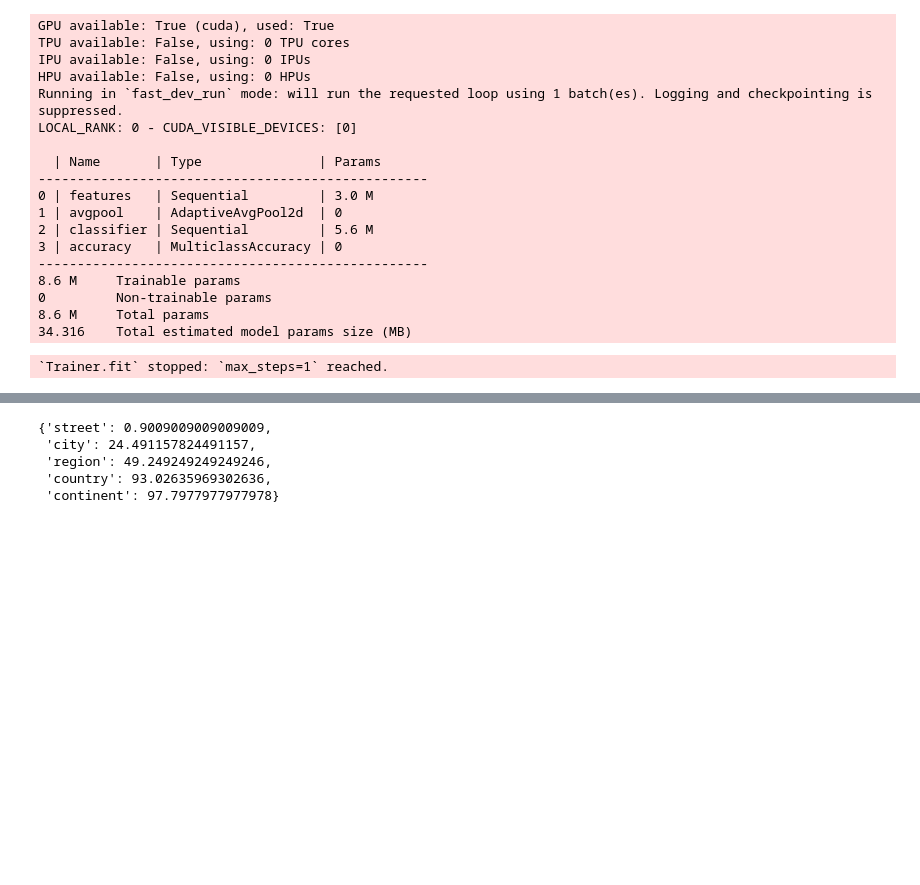
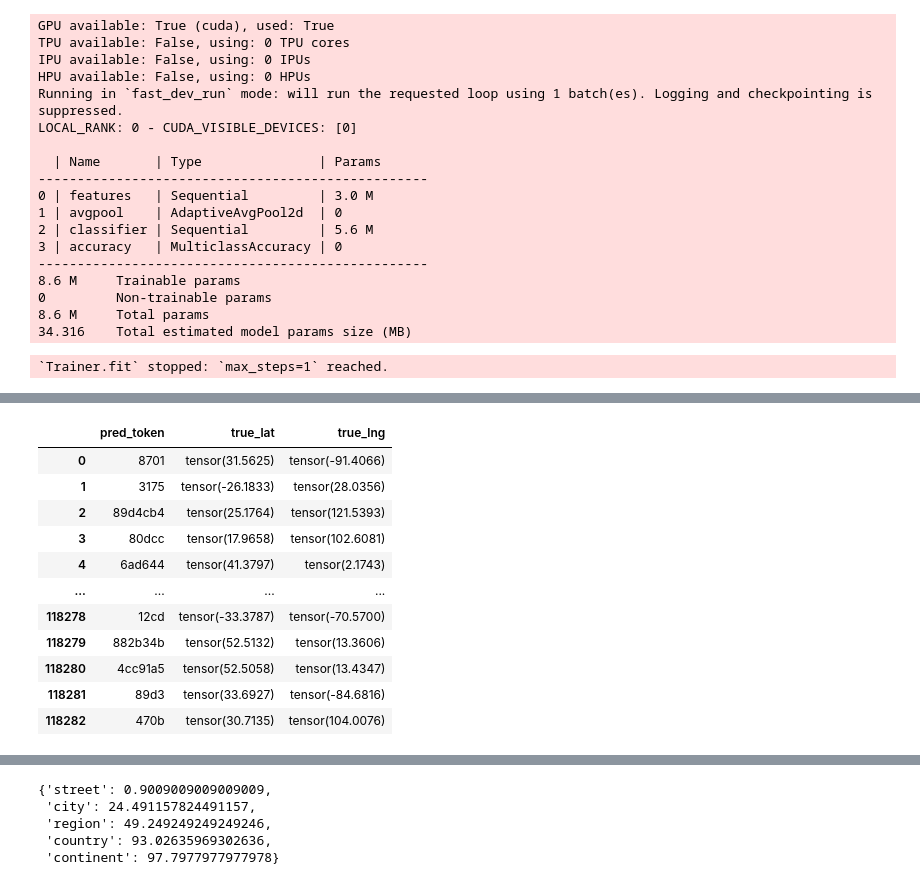
Before and after one commit to fyhuang/img2loc, a Jupyter notebook: s2cell_predict.ipynb, the cells around one changed output, grey strips where cells are left out. Cells and saved outputs as stored; diff of their text form; code cells hidden in the pictures; blank space fills up the shorter version.

```diff
--- a/s2cell_predict.ipynb
+++ b/s2cell_predict.ipynb
@@ -3,18 +3,23 @@
 %autoreload 2
 
 TORCH_ACCELERATOR = "cpu"
+
 import os
 if TORCH_ACCELERATOR == "cpu":
     os.environ["CUDA_VISIBLE_DEVICES"] = ""
 
 import math
 import multiprocessing
+import heapq
+import dataclasses
+import itertools
+import collections
 
 import torchvision.models as models
 import torch
 import torch.nn as nn
 import torch.optim as optim
-import torchvision.transforms as T
+import torchvision.transforms.v2 as T
 import numpy as np
 import pandas
 import matplotlib.pyplot as plt
@@ -28,6 +33,11 @@ import s2sphere
 import tqdm
 
 import label_mapping
+from datasets import Im2gps2007, Im2gpsTest
+
+LOAD_CHECKPOINT_MAP_LOCATION = {}
+if TORCH_ACCELERATOR == "cpu":
+    LOAD_CHECKPOINT_MAP_LOCATION = {"map_location": torch.device("cpu")}
 
 torch.cuda.is_available()
 # %% [output]
@@ -332,0 +120,66 @@ results
+# %%
+# Run inference on test set. Measure accuracy using PlaNet criteria
+def radians_s2cell_latlng(s2cell, lat, lng):
+    pred_center = s2sphere.Cell(s2sphere.CellId.from_token(s2cell)).get_center()
+    pred_latlng = s2sphere.LatLng.from_point(pred_center)
+    true_latlng = s2sphere.LatLng.from_degrees(lat, lng)
+    angle = true_latlng.get_distance(pred_latlng)
+    return angle.radians
+
+@dataclasses.dataclass(order=True)
+class DistancePrediction:
+    distance: float
+    pred_s2cell: str
+    lat: float
+    lng: float
+    img: torch.Tensor=dataclasses.field(compare=False)
+
+def predict_all(model, test_dataloader, max_steps=None):
+    results = {
+        "pred_token": [],
+        "true_lat": [],
+        "true_lng": [],
+    }
+
+    least_accurate_n = []
+
+    if max_steps is not None:
+        test_dataloader = itertools.islice(test_dataloader, max_steps)
+
+    model.eval()
+    with torch.no_grad():
+        for inputs, targets in tqdm.tqdm(test_dataloader):
+            logits = model.predict_step(inputs, 0)
+            pred_t = torch.argmax(logits, dim=1)
+
+            for ix, pred in enumerate(pred_t.flatten()):
+                pred_s2cell = im2gps2007.mapping.get_name(pred.item())
+
+                results["pred_token"].append(pred_s2cell)
+                (lat, lng) = (targets[ix][0], targets[ix][1])
+                results["true_lat"].append(lat)
+                results["true_lng"].append(lng)
+
+                # Maintain list of the most inaccurate predictions
+                distance = radians_s2cell_latlng(pred_s2cell, lat, lng)
+                heapq.heappush(
+                    least_accurate_n,
+                    DistancePrediction(distance, pred_s2cell, lat, lng, inputs[ix].cpu())
+                )
+                if len(least_accurate_n) > 10:
+                    heapq.heappop(least_accurate_n)
+    return pandas.DataFrame(results), least_accurate_n
+
+mnet3_model = S2CellClassifierMnet3.load_from_checkpoint(
+    "checkpoints/s2cell_predict/version3.ckpt",
+    num_classes=len(im2gps2007.mapping),
+    **LOAD_CHECKPOINT_MAP_LOCATION
+)
+results, least_accurate_n = predict_all(
+    mnet3_model,
+    #Im2gpsTest().test_dataloader_3k(),
+    im2gps2007.val_dataloader_latlng(),
+    #max_steps=1000,
+)
+results
+# %% [output]
@@ -332,0 +187,12 @@ results
+|  | pred_token | true_lat | true_lng |
+| 0 | 8701 | tensor(31.5625) | tensor(-91.4066) |
+| 1 | 3175 | tensor(-26.1833) | tensor(28.0356) |
+| 2 | 89d4cb4 | tensor(25.1764) | tensor(121.5393) |
+| 3 | 80dcc | tensor(17.9658) | tensor(102.6081) |
+| 4 | 6ad644 | tensor(41.3797) | tensor(2.1743) |
+| ... | ... | ... | ... |
+| 118278 | 12cd | tensor(-33.3787) | tensor(-70.5700) |
+| 118279 | 882b34b | tensor(52.5132) | tensor(13.3606) |
+| 118280 | 4cc91a5 | tensor(52.5058) | tensor(13.4347) |
+| 118281 | 89d3 | tensor(33.6927) | tensor(-84.6816) |
+| 118282 | 470b | tensor(30.7135) | tensor(104.0076) |
```
Also changed, not shown: parts of 17 cells of this notebook, 7 other files.
